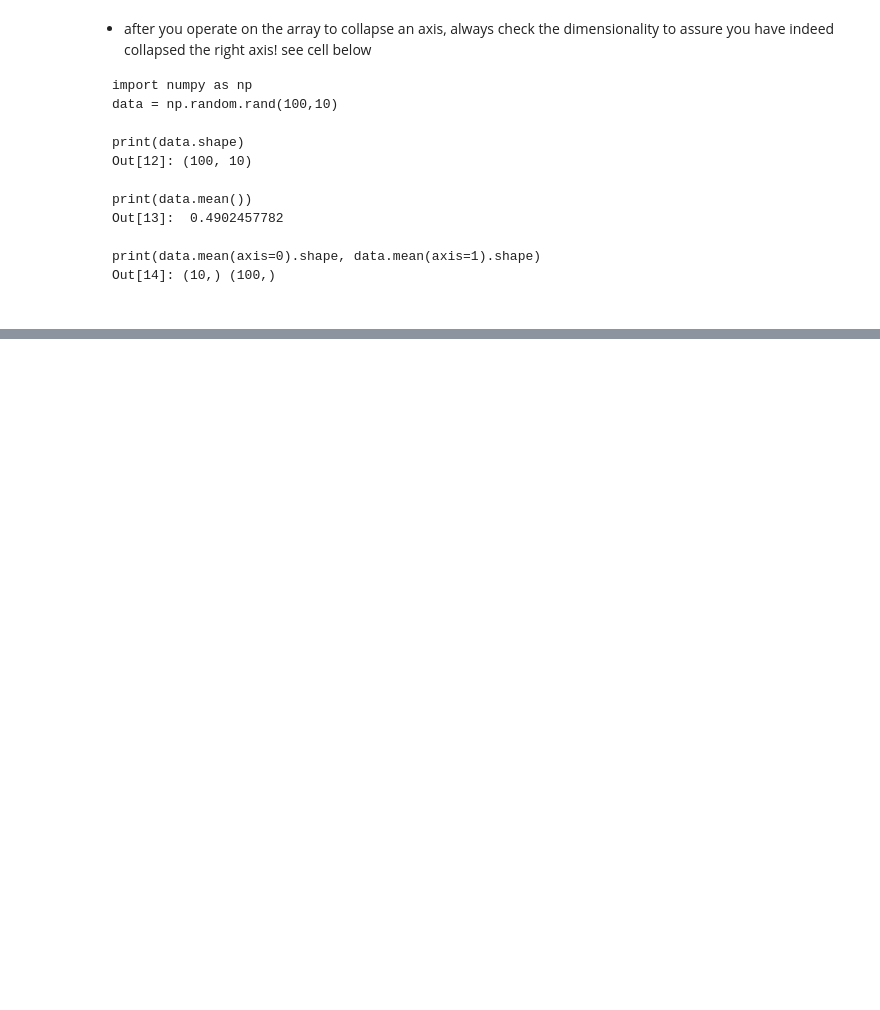
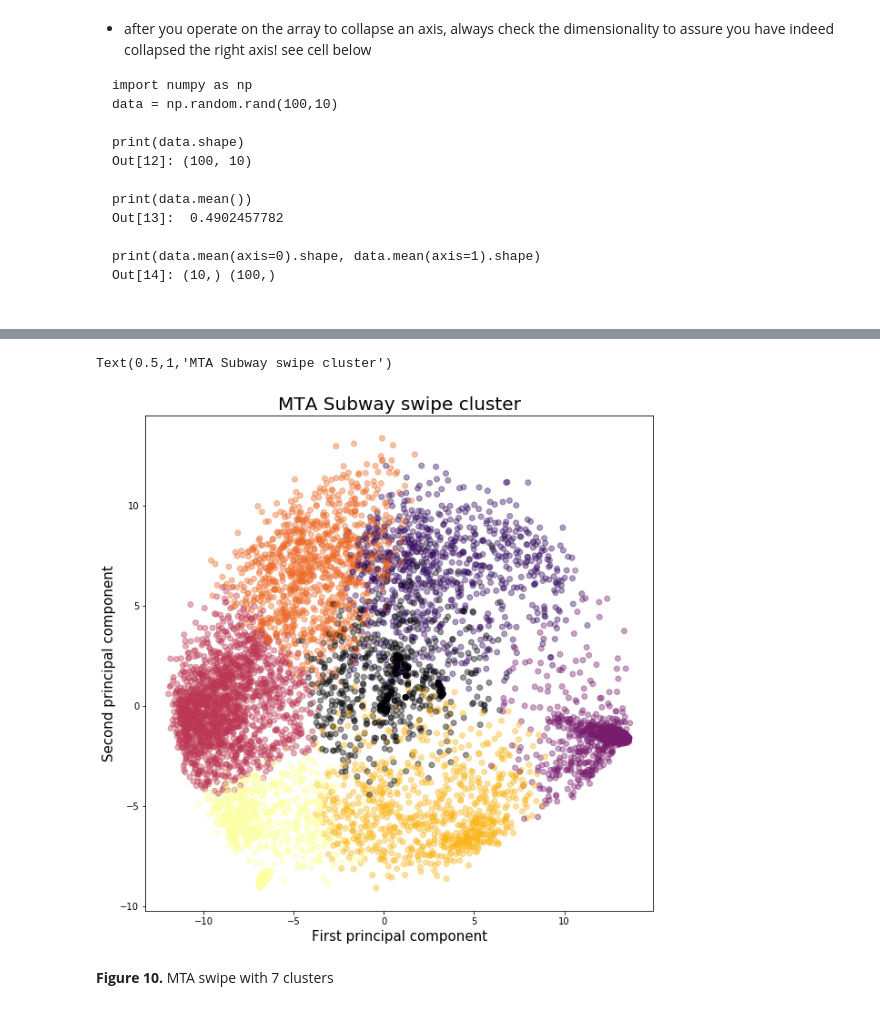
Before and after one commit to ninanrh/PUI2017_nn1221, a Jupyter notebook: HW10_nn1221/HW10.ipynb, the cells around one changed output, grey strips where cells are left out. Cells and saved outputs as stored; diff of their text form; code cells hidden in the pictures; blank space fills up the shorter version.

```diff
--- a/HW10_nn1221/HW10.ipynb
+++ b/HW10_nn1221/HW10.ipynb
@@ -448,0 +419,11 @@ ax.set_xticklabels([ "%s"%(1/f) for f in allperiods], rotation=90)
+# %%
+# crosscheck with silhoutte method
+n = 3
+pca = PCA(n)
+Xproj = pca.fit_transform(vals)
+range_n_clusters = np.arange(2,15)
+for n_clusters in range_n_clusters:
+    km = KMeans(n_clusters=n_clusters, random_state=324)
+    cluster_labels = km.fit_predict(Xproj)
+    silhouette_avg = silhouette_score(Xproj, cluster_labels)
+    print("For n_clusters ={},".format(n_clusters)+" the average silhouette_score is :{}".format(silhouette_avg))
@@ -448,0 +444,13 @@ ax.set_xticklabels([ "%s"%(1/f) for f in allperiods], rotation=90)
+# %%
+# from the silhouette score, the highest one is n cluster = 7
+fig = plt.figure(figsize=(10, 10))
+ax = fig.add_subplot(111)
+ax.scatter(Xproj[:, 0], Xproj[:, 1], c=cluster_labels.labels_, cmap=plt.cm.inferno, alpha=0.4)
+ax.set_xlabel('First principal component', fontsize=15)
+ax.set_ylabel('Second principal component', fontsize=15)
+ax.set_title('MTA Subway swipe cluster', fontsize=20)
+# %% [output]
+Text(0.5,1,'MTA Subway swipe cluster')
+[figure, added]
+# %% [markdown]
+**Figure 10.** MTA swipe with 7 clusters
```
Also changed, not shown: parts of 27 cells of this notebook.
